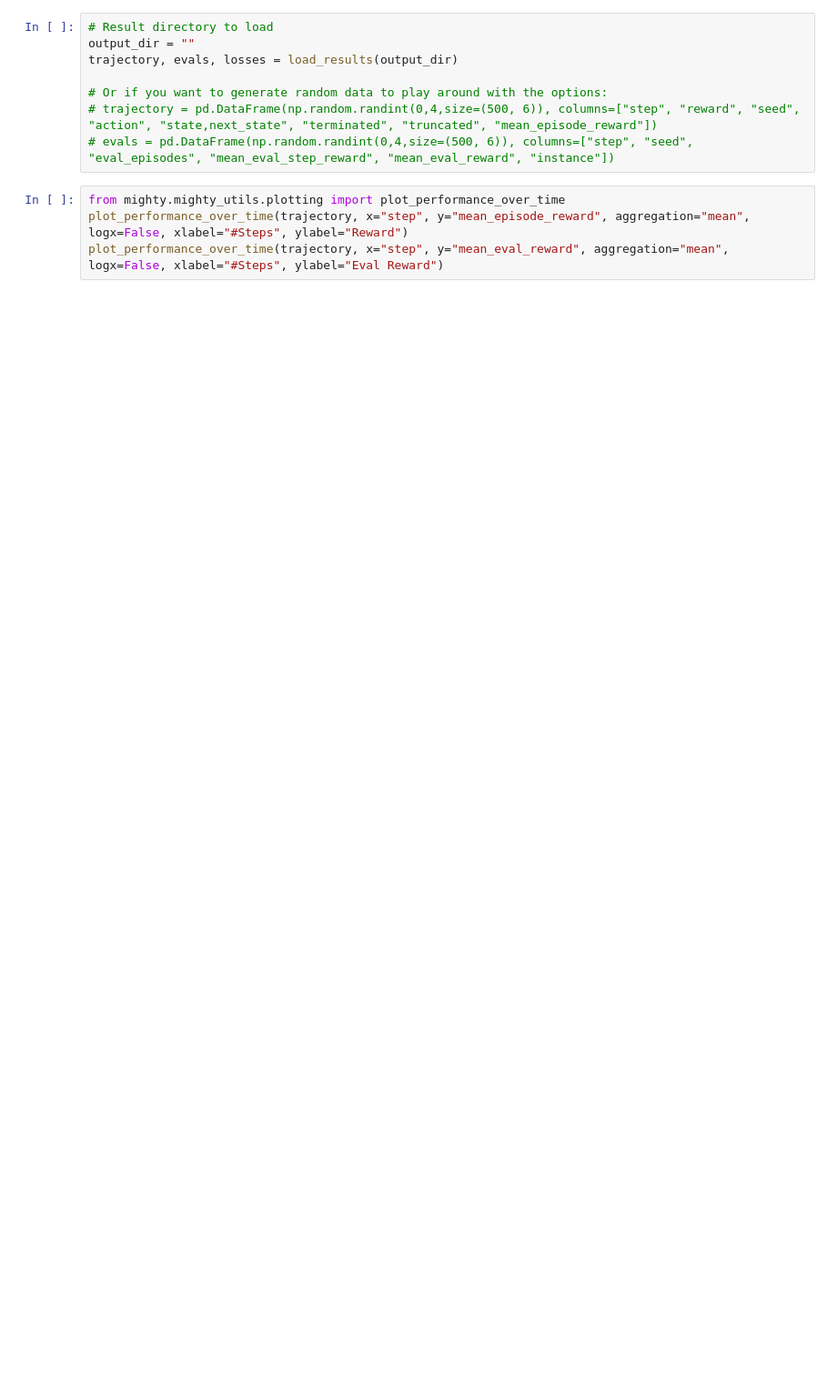
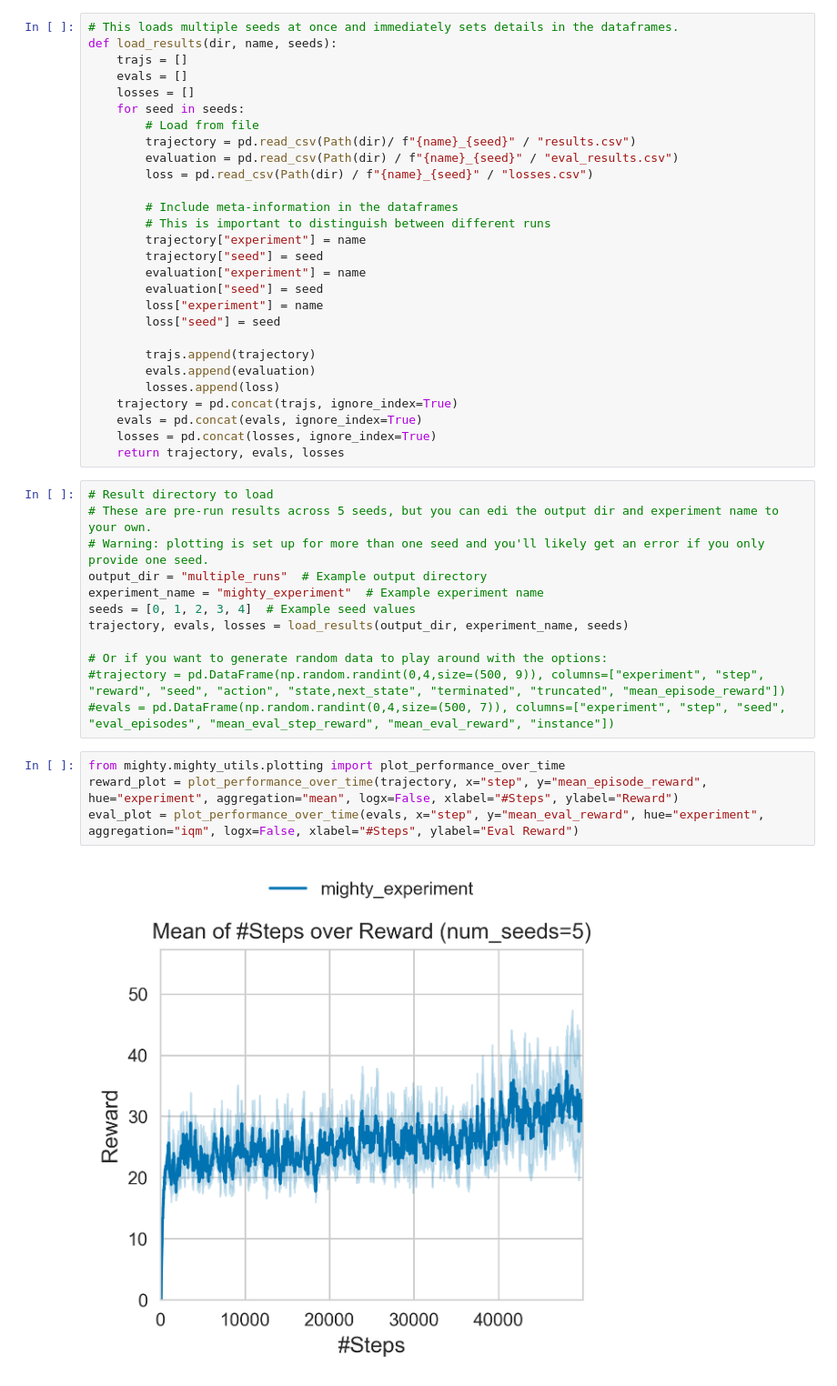
Before and after one commit to nobodyPerfecZ/Mighty, a Jupyter notebook: examples/plot_examples.ipynb, the cells around one changed output. Shown at 91% size. Saved outputs shown, nothing was run; the diff lists cells and outputs as text; blank space fills up the shorter version.

Commit message:
finish examples

```diff
--- a/examples/plot_examples.ipynb
+++ b/examples/plot_examples.ipynb
@@ -10,12 +5,46 @@ def load_results(dir):
+# %%
+# This loads multiple seeds at once and immediately sets details in the dataframes.
+def load_results(dir, name, seeds):
+    trajs = []
+    evals = []
+    losses = []
+    for seed in seeds:
+        # Load from file
+        trajectory = pd.read_csv(Path(dir)/ f"{name}_{seed}" / "results.csv")
+        evaluation = pd.read_csv(Path(dir) / f"{name}_{seed}" / "eval_results.csv")
+        loss = pd.read_csv(Path(dir) / f"{name}_{seed}" / "losses.csv")
+
+        # Include meta-information in the dataframes
+        # This is important to distinguish between different runs
+        trajectory["experiment"] = name
+        trajectory["seed"] = seed
+        evaluation["experiment"] = name
+        evaluation["seed"] = seed
+        loss["experiment"] = name
+        loss["seed"] = seed
+
+        trajs.append(trajectory)
+        evals.append(evaluation)
+        losses.append(loss)
+    trajectory = pd.concat(trajs, ignore_index=True)
+    evals = pd.concat(evals, ignore_index=True)
+    losses = pd.concat(losses, ignore_index=True)
+    return trajectory, evals, losses
 # %%
 # Result directory to load
-output_dir = ""
-trajectory, evals, losses = load_results(output_dir)
+# These are pre-run results across 5 seeds, but you can edi the output dir and experiment name to your own.
+# Warning: plotting is set up for more than one seed and you'll likely get an error if you only provide one seed.
+output_dir = "multiple_runs"  # Example output directory
+experiment_name = "mighty_experiment"  # Example experiment name
+seeds = [0, 1, 2, 3, 4]  # Example seed values
+trajectory, evals, losses = load_results(output_dir, experiment_name, seeds)
 
 # Or if you want to generate random data to play around with the options:
-# trajectory = pd.DataFrame(np.random.randint(0,4,size=(500, 6)), columns=["step", "reward", "seed", "action", "state,next_state", "terminated", "truncated", "mean_episode_reward"])
-# evals = pd.DataFrame(np.random.randint(0,4,size=(500, 6)), columns=["step", "seed", "eval_episodes", "mean_eval_step_reward", "mean_eval_reward", "instance"])
+#trajectory = pd.DataFrame(np.random.randint(0,4,size=(500, 9)), columns=["experiment", "step", "reward", "seed", "action", "state,next_state", "terminated", "truncated", "mean_episode_reward"])
+#evals = pd.DataFrame(np.random.randint(0,4,size=(500, 7)), columns=["experiment", "step", "seed", "eval_episodes", "mean_eval_step_reward", "mean_eval_reward", "instance"])
 # %%
 from mighty.mighty_utils.plotting import plot_performance_over_time
-plot_performance_over_time(trajectory, x="step", y="mean_episode_reward", aggregation="mean", logx=False, xlabel="#Steps", ylabel="Reward")
-plot_performance_over_time(trajectory, x="step", y="mean_eval_reward", aggregation="mean", logx=False, xlabel="#Steps", ylabel="Eval Reward")
+reward_plot = plot_performance_over_time(trajectory, x="step", y="mean_episode_reward", hue="experiment", aggregation="mean", logx=False, xlabel="#Steps", ylabel="Reward")
+eval_plot = plot_performance_over_time(evals, x="step", y="mean_eval_reward", hue="experiment", aggregation="iqm", logx=False, xlabel="#Steps", ylabel="Eval Reward")
+# %% [output]
+[figure, added]
```
Also changed, not shown: parts of 3 cells of this notebook, 56 other files.
